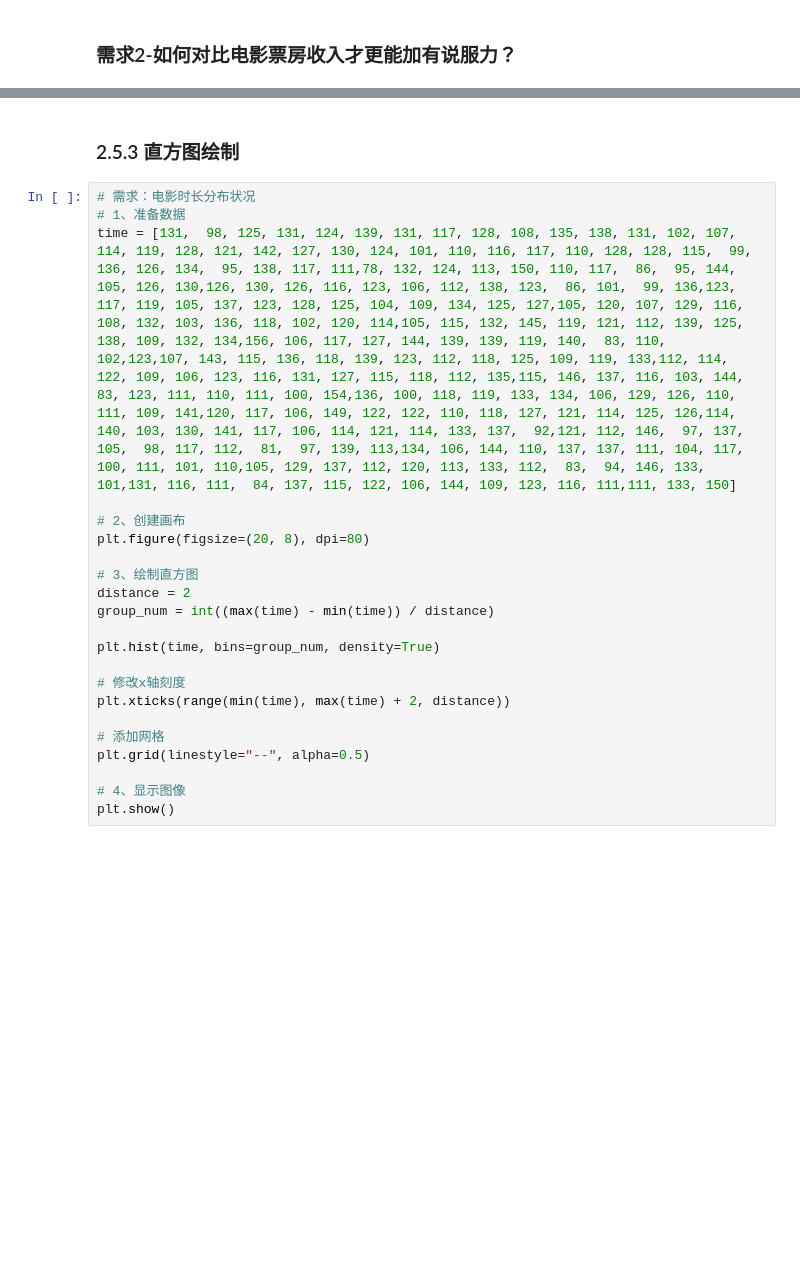
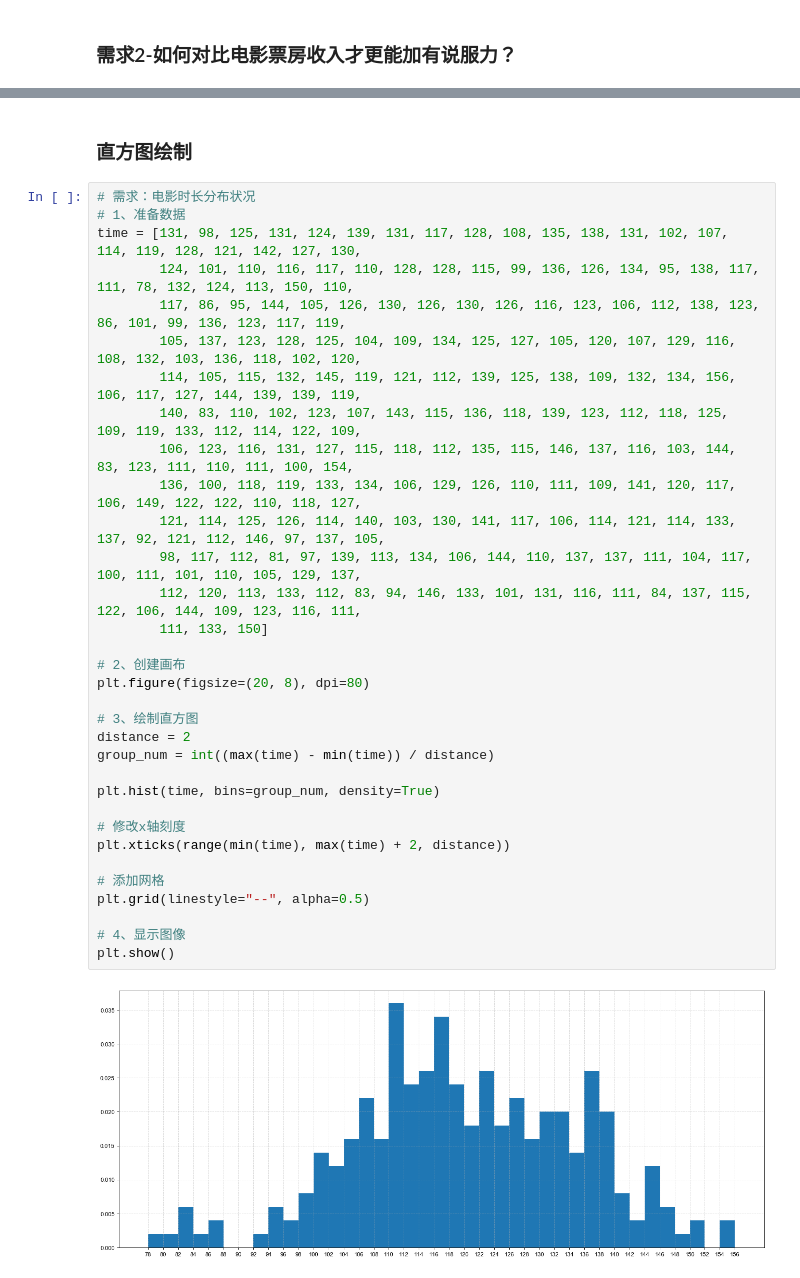
Before and after one commit to L2ncE/DataMining-Study, a Jupyter notebook: matplotlib_demo.ipynb, the cells around one changed output, grey strips where cells are left out. Saved outputs shown, nothing was run; the diff lists cells and outputs as text; blank space fills up the shorter version.

```diff
--- a/matplotlib_demo.ipynb
+++ b/matplotlib_demo.ipynb
@@ -232,25 +252,38 @@ plt.show()
 # %% [markdown]
-### 2.5.3 直方图绘制
+### 直方图绘制
 # %%
 # 需求：电影时长分布状况
 # 1、准备数据
-time = [131,  98, 125, 131, 124, 139, 131, 117, 128, 108, 135, 138, 131, 102, 107, 114, 119, 128, 121, 142, 127, 130, 124, 101, 110, 116, 117, 110, 128, 128, 115,  99, 136, 126, 134,  95, 138, 117, 111,78, 132, 124, 113, 150, 110, 117,  86,  95, 144, 105, 126, 130,126, 130, 126, 116, 123, 106, 112, 138, 123,  86, 101,  99, 136,123, 117, 119, 105, 137, 123, 128, 125, 104, 109, 134, 125, 127,105, 120, 107, 129, 116, 108, 132, 103, 136, 118, 102, 120, 114,105, 115, 132, 145, 119, 121, 112, 139, 125, 138, 109, 132, 134,156, 106, 117, 127, 144, 139, 139, 119, 140,  83, 110, 102,123,107, 143, 115, 136, 118, 139, 123, 112, 118, 125, 109, 119, 133,112, 114, 122, 109, 106, 123, 116, 131, 127, 115, 118, 112, 135,115, 146, 137, 116, 103, 144,  83, 123, 111, 110, 111, 100, 154,136, 100, 118, 119, 133, 134, 106, 129, 126, 110, 111, 109, 141,120, 117, 106, 149, 122, 122, 110, 118, 127, 121, 114, 125, 126,114, 140, 103, 130, 141, 117, 106, 114, 121, 114, 133, 137,  92,121, 112, 146,  97, 137, 105,  98, 117, 112,  81,  97, 139, 113,134, 106, 144, 110, 137, 137, 111, 104, 117, 100, 111, 101, 110,105, 129, 137, 112, 120, 113, 133, 112,  83,  94, 146, 133, 101,131, 116, 111,  84, 137, 115, 122, 106, 144, 109, 123, 116, 111,111, 133, 150]
+time = [131, 98, 125, 131, 124, 139, 131, 117, 128, 108, 135, 138, 131, 102, 107, 114, 119, 128, 121, 142, 127, 130,
+        124, 101, 110, 116, 117, 110, 128, 128, 115, 99, 136, 126, 134, 95, 138, 117, 111, 78, 132, 124, 113, 150, 110,
+        117, 86, 95, 144, 105, 126, 130, 126, 130, 126, 116, 123, 106, 112, 138, 123, 86, 101, 99, 136, 123, 117, 119,
+        105, 137, 123, 128, 125, 104, 109, 134, 125, 127, 105, 120, 107, 129, 116, 108, 132, 103, 136, 118, 102, 120,
+        114, 105, 115, 132, 145, 119, 121, 112, 139, 125, 138, 109, 132, 134, 156, 106, 117, 127, 144, 139, 139, 119,
+        140, 83, 110, 102, 123, 107, 143, 115, 136, 118, 139, 123, 112, 118, 125, 109, 119, 133, 112, 114, 122, 109,
+        106, 123, 116, 131, 127, 115, 118, 112, 135, 115, 146, 137, 116, 103, 144, 83, 123, 111, 110, 111, 100, 154,
+        136, 100, 118, 119, 133, 134, 106, 129, 126, 110, 111, 109, 141, 120, 117, 106, 149, 122, 122, 110, 118, 127,
+        121, 114, 125, 126, 114, 140, 103, 130, 141, 117, 106, 114, 121, 114, 133, 137, 92, 121, 112, 146, 97, 137, 105,
+        98, 117, 112, 81, 97, 139, 113, 134, 106, 144, 110, 137, 137, 111, 104, 117, 100, 111, 101, 110, 105, 129, 137,
+        112, 120, 113, 133, 112, 83, 94, 146, 133, 101, 131, 116, 111, 84, 137, 115, 122, 106, 144, 109, 123, 116, 111,
+        111, 133, 150]
 
 # 2、创建画布
 plt.figure(figsize=(20, 8), dpi=80)
 
 # 3、绘制直方图
 distance = 2
 group_num = int((max(time) - min(time)) / distance)
 
 plt.hist(time, bins=group_num, density=True)
 
 # 修改x轴刻度
 plt.xticks(range(min(time), max(time) + 2, distance))
 
 # 添加网格
 plt.grid(linestyle="--", alpha=0.5)
 
 # 4、显示图像
 plt.show()
+# %% [output]
+[figure, added]
 # %% [markdown]
```
Also changed, not shown: parts of 14 cells of this notebook.
